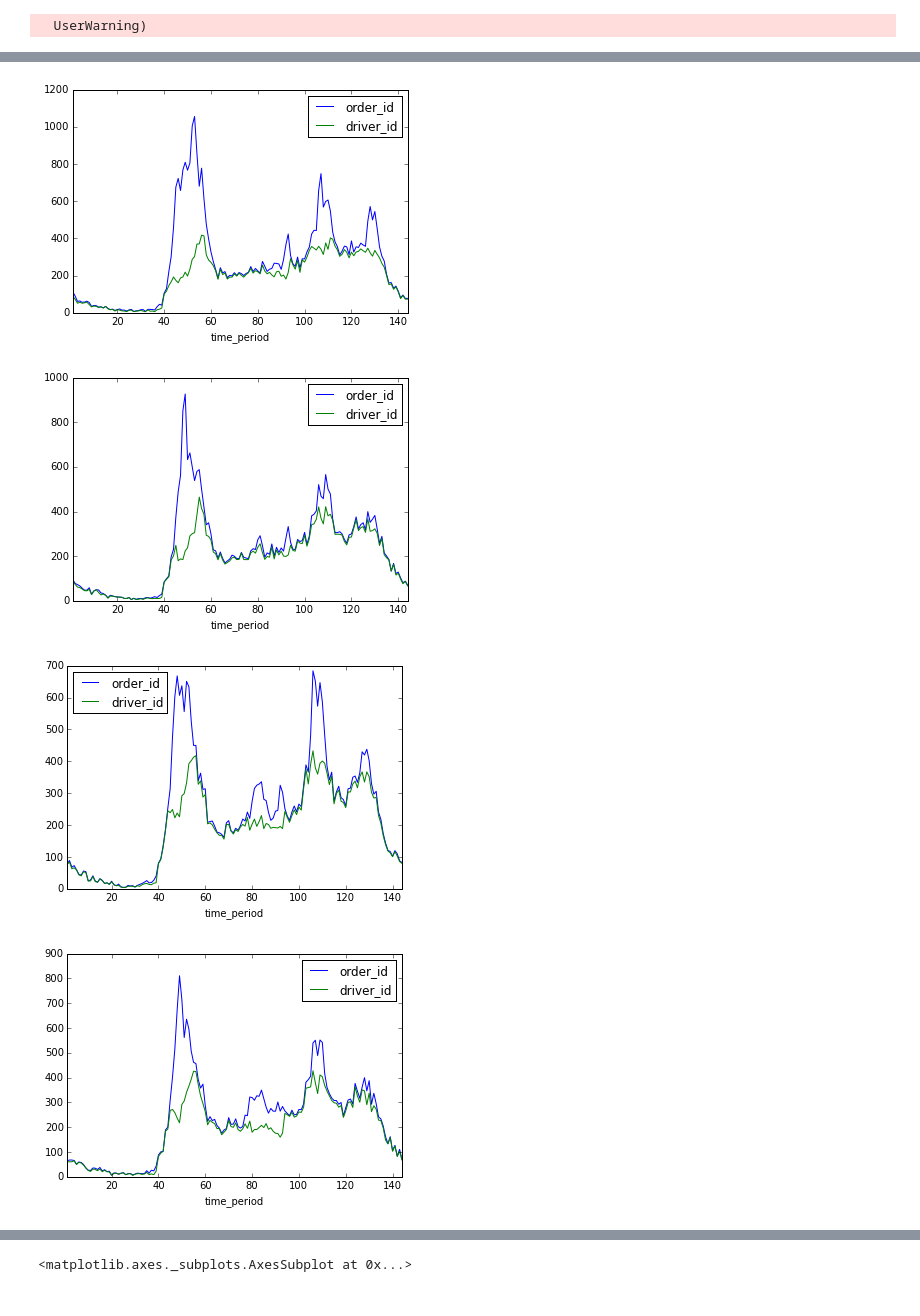
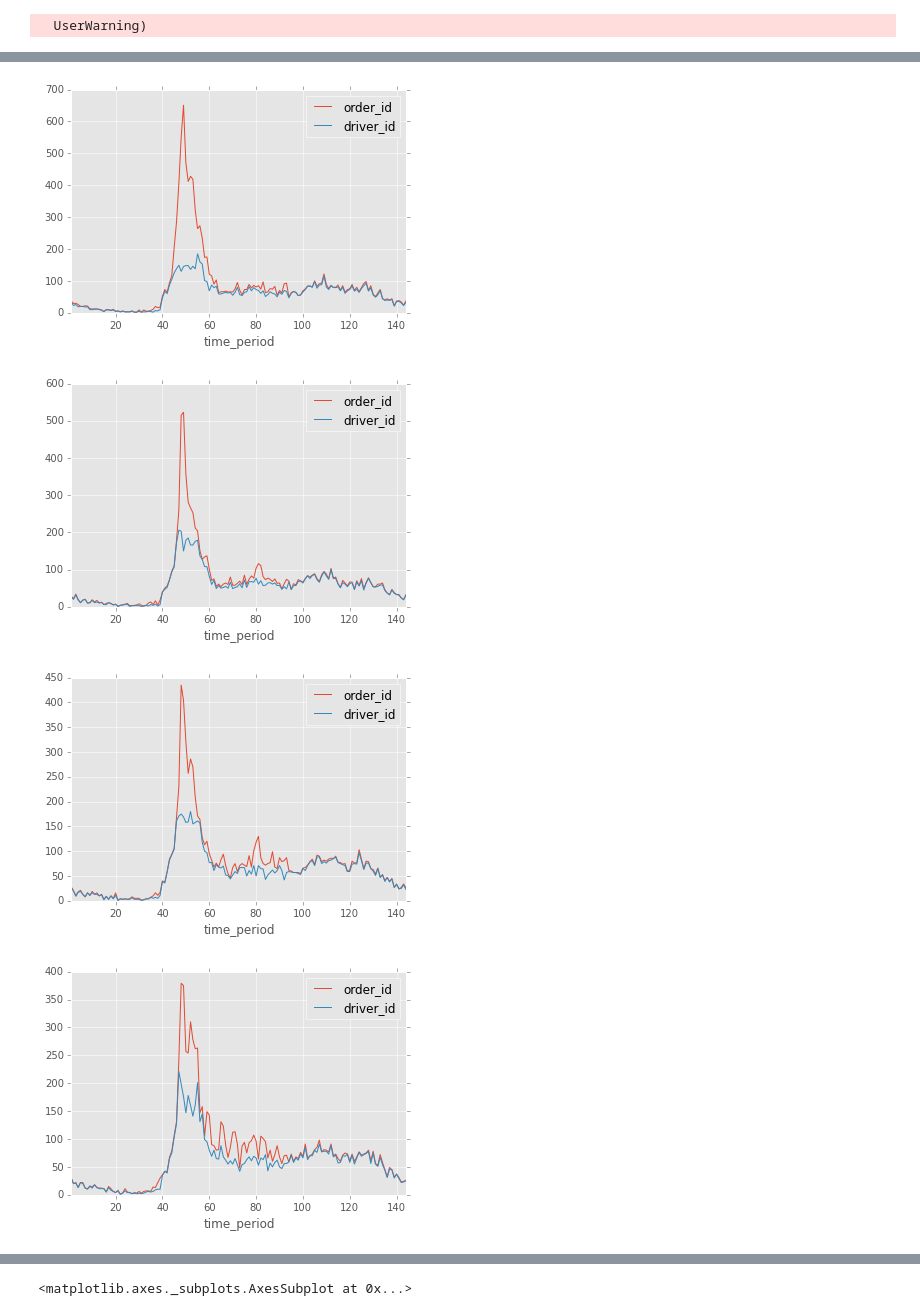
Before and after one commit to kuanliang/traffic_gap, a Jupyter notebook: didi_script_tests.ipynb, the cells around one changed output, grey strips where cells are left out. Cells and saved outputs as stored; diff of their text form; code cells hidden in the pictures.

```diff
--- a/didi_script_tests.ipynb
+++ b/didi_script_tests.ipynb
@@ -159,0 +16,6 @@ def get_request_answer(*dateList, **district):
+# %%
+dataLoader = didi.dataLoader()
+# %%
+hashToNumber, numberToHash = dataLoader.load_clusterMap(path='season_1/training_data/cluster_map/cluster_map')
+# %%
+explorer = didi.explorer(numberToHash=numberToHash)
@@ -160,3 +36,3 @@ def get_request_answer(*dateList, **district):
 # %%
-get_request_answer('2016-01-11', '2016-01-12', '2016-01-13', '2016-01-14', '2016-01-15', '2016-01-16', '2016-01-17', districtNum = '8')
+explorer.plot_request_answer('2016-01-11', '2016-01-12', '2016-01-13', '2016-01-14', districtNum='24')
 # %% [output]
@@ -167,4 +39,4 @@ See the caveats in the documentation: http://pandas.pydata.org/pandas-docs/stabl
-[figure, old version]
+[figure, new version]
-[figure, old version]
+[figure, new version]
-[figure, old version]
+[figure, new version]
-[figure, old version]
+[figure, new version]
```
Also changed, not shown: parts of 42 cells of this notebook.
